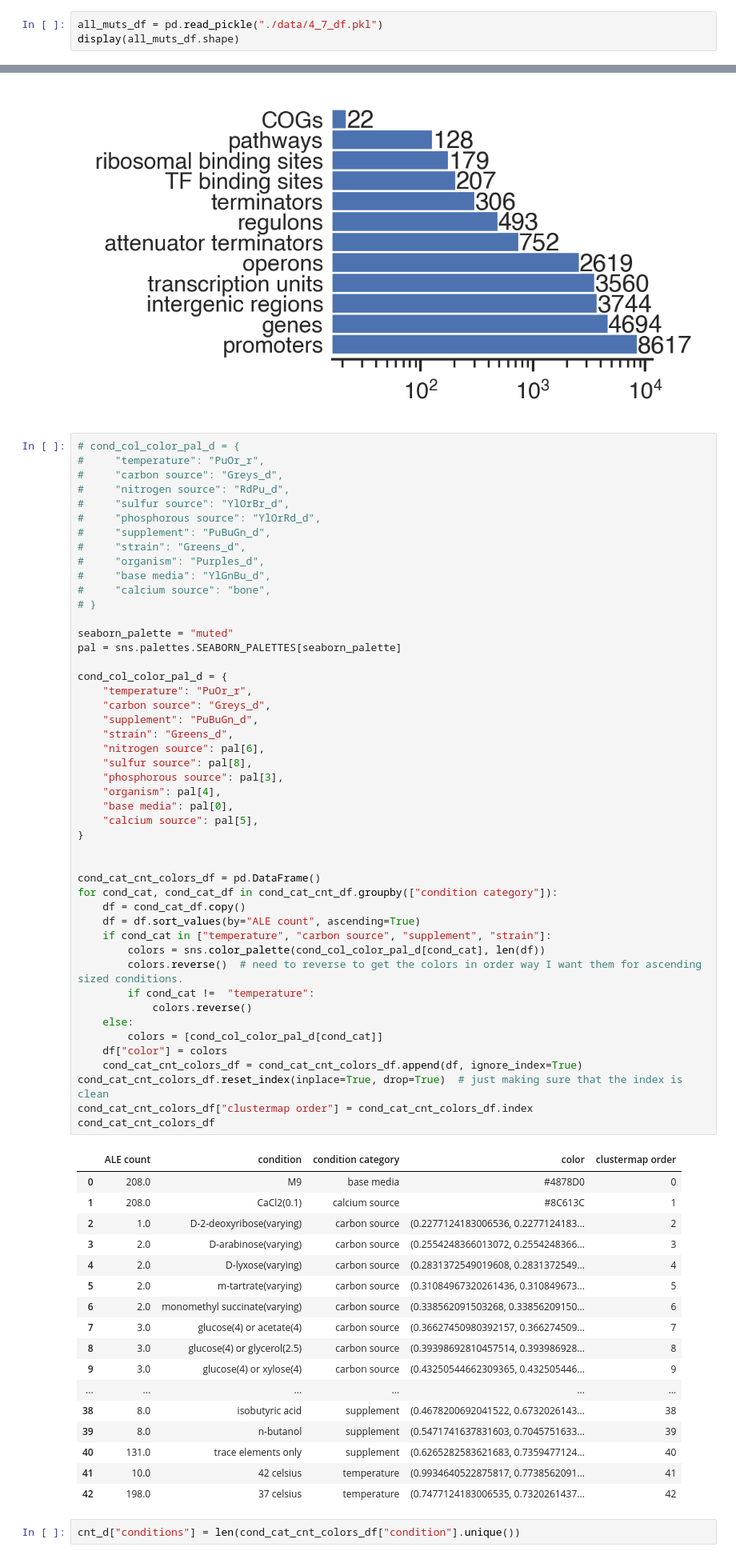
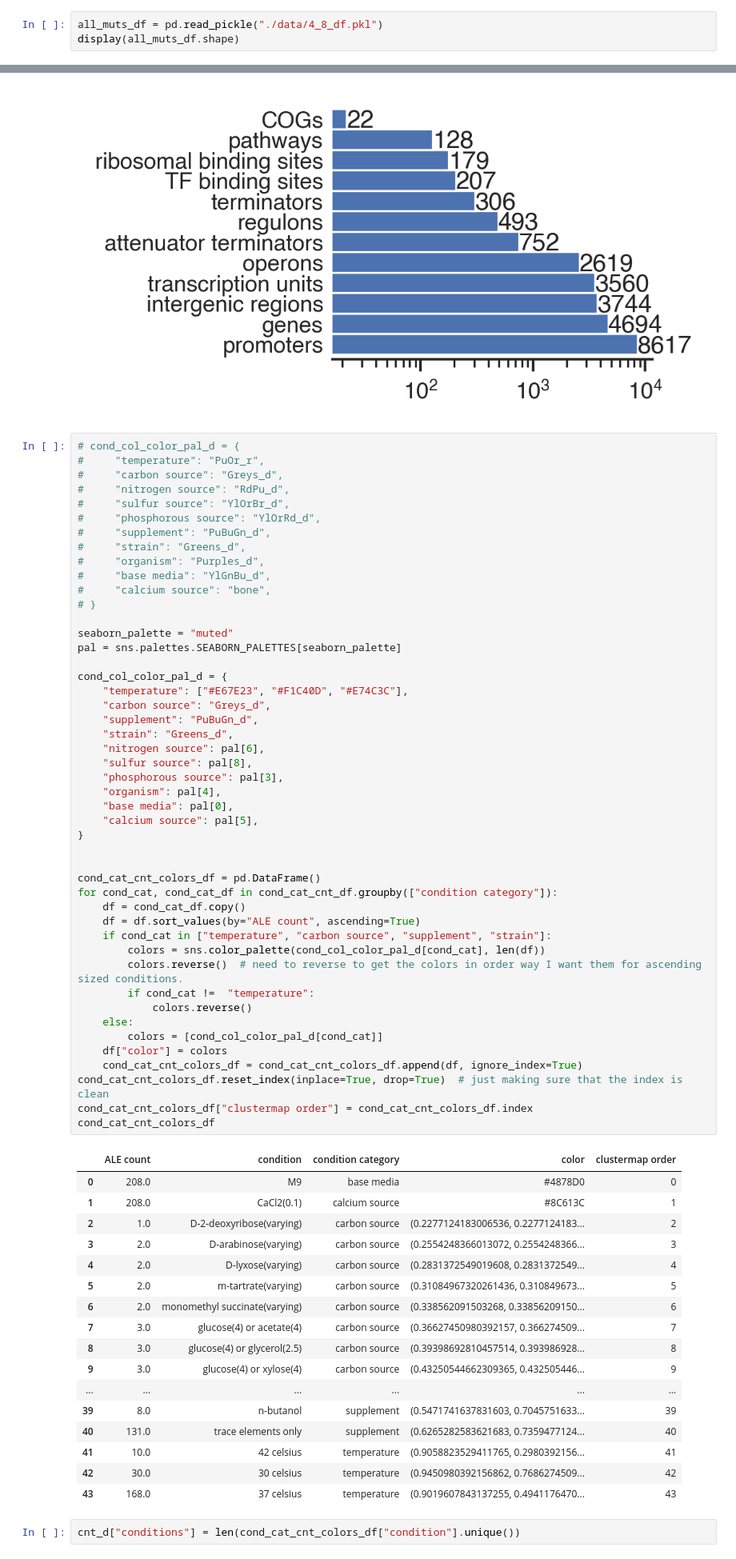
Before and after one commit to Aletechdev/ava, a Jupyter notebook: ava_ms_sizes.ipynb, the cells around one changed output, grey strips where cells are left out. Shown at 80% size. Saved outputs shown, nothing was run; the diff lists cells and outputs as text.

```diff
--- a/ava_ms_sizes.ipynb
+++ b/ava_ms_sizes.ipynb
@@ -3,6 +3,6 @@ import pandas as pd
 import numpy as np
 pd.options.display.max_columns = 100
 # %%
-all_muts_df = pd.read_pickle("./data/4_7_df.pkl")
+all_muts_df = pd.read_pickle("./data/4_8_df.pkl")
 display(all_muts_df.shape)
 # %% [output]
@@ -262,7 +279,7 @@ seaborn_palette = "muted"
 pal = sns.palettes.SEABORN_PALETTES[seaborn_palette]
 
 cond_col_color_pal_d = {
-    "temperature": "PuOr_r",
+    "temperature": ["#E67E23", "#F1C40D", "#E74C3C"],
     "carbon source": "Greys_d",
     "supplement": "PuBuGn_d",
     "strain": "Greens_d",
@@ -277,37 +294,37 @@ cond_col_color_pal_d = {
 
 cond_cat_cnt_colors_df = pd.DataFrame()
 for cond_cat, cond_cat_df in cond_cat_cnt_df.groupby(["condition category"]):
     df = cond_cat_df.copy()
     df = df.sort_values(by="ALE count", ascending=True)
     if cond_cat in ["temperature", "carbon source", "supplement", "strain"]:
         colors = sns.color_palette(cond_col_color_pal_d[cond_cat], len(df))
         colors.reverse()  # need to reverse to get the colors in order way I want them for ascending sized conditions.
         if cond_cat !=  "temperature":
             colors.reverse()
     else:
         colors = [cond_col_color_pal_d[cond_cat]]
     df["color"] = colors
     cond_cat_cnt_colors_df = cond_cat_cnt_colors_df.append(df, ignore_index=True)
 cond_cat_cnt_colors_df.reset_index(inplace=True, drop=True)  # just making sure that the index is clean
 cond_cat_cnt_colors_df["clustermap order"] = cond_cat_cnt_colors_df.index
 cond_cat_cnt_colors_df
 # %% [output]
 |  | ALE count | condition | condition category | color | clustermap order |
 | 0 | 208.0 | M9 | base media | #4878D0 | 0 |
 | 1 | 208.0 | CaCl2(0.1) | calcium source | #8C613C | 1 |
 | 2 | 1.0 | D-2-deoxyribose(varying) | carbon source | (0.2277124183006536, 0.2277124183... | 2 |
 | 3 | 2.0 | D-arabinose(varying) | carbon source | (0.2554248366013072, 0.2554248366... | 3 |
 | 4 | 2.0 | D-lyxose(varying) | carbon source | (0.2831372549019608, 0.2831372549... | 4 |
 | 5 | 2.0 | m-tartrate(varying) | carbon source | (0.31084967320261436, 0.310849673... | 5 |
 | 6 | 2.0 | monomethyl succinate(varying) | carbon source | (0.338562091503268, 0.33856209150... | 6 |
 | 7 | 3.0 | glucose(4) or acetate(4) | carbon source | (0.36627450980392157, 0.366274509... | 7 |
 | 8 | 3.0 | glucose(4) or glycerol(2.5) | carbon source | (0.39398692810457514, 0.393986928... | 8 |
 | 9 | 3.0 | glucose(4) or xylose(4) | carbon source | (0.43250544662309365, 0.432505446... | 9 |
 | ... | ... | ... | ... | ... | ... |
-| 38 | 8.0 | isobutyric acid | supplement | (0.4678200692041522, 0.6732026143... | 38 |
 | 39 | 8.0 | n-butanol | supplement | (0.5471741637831603, 0.7045751633... | 39 |
 | 40 | 131.0 | trace elements only | supplement | (0.6265282583621683, 0.7359477124... | 40 |
-| 41 | 10.0 | 42 celsius | temperature | (0.9934640522875817, 0.7738562091... | 41 |
-| 42 | 198.0 | 37 celsius | temperature | (0.7477124183006535, 0.7320261437... | 42 |
+| 41 | 10.0 | 42 celsius | temperature | (0.9058823529411765, 0.2980392156... | 41 |
+| 42 | 30.0 | 30 celsius | temperature | (0.9450980392156862, 0.7686274509... | 42 |
+| 43 | 168.0 | 37 celsius | temperature | (0.9019607843137255, 0.4941176470... | 43 |
 # %%
 cnt_d["conditions"] = len(cond_cat_cnt_colors_df["condition"].unique())
```
Also changed, not shown: parts of 22 cells of this notebook.
